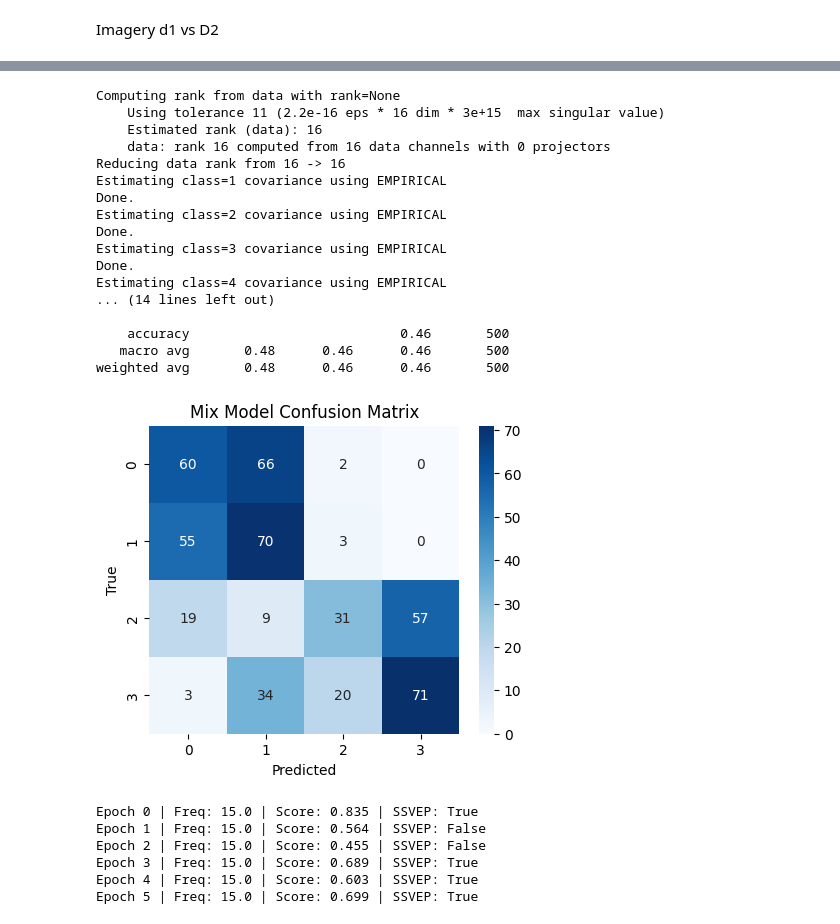
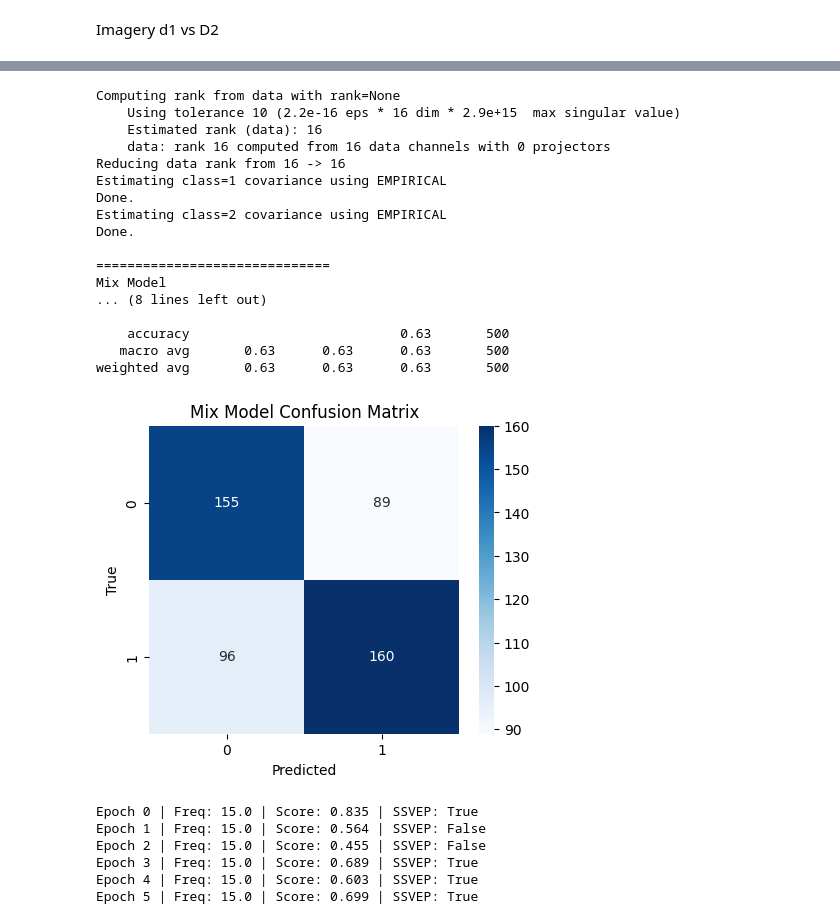
Before and after one commit to sunilpandey6/PythonBCI, a Jupyter notebook: offline/offline.ipynb, the cells around one changed output, grey strips where cells are left out. Saved outputs shown, nothing was run; the diff lists cells and outputs as text; code cells hidden in the pictures.

```diff
--- a/offline/offline.ipynb
+++ b/offline/offline.ipynb
@@ -490,37 +490,37 @@ weighted avg       0.71      0.70      0.70       244
 # %%
 X_mix, y_mix = build_dataset(
     (E["Training_Active_Door1"], 1),
     (E["Active_Training_Door2"], 2),
-    (E["Training_Imagery_Door1"], 3),
-    (E["Training_Imagery_Door2"], 4)
+    (E["Training_Imagery_Door1"], 1),
+    (E["Training_Imagery_Door2"], 2)
 )
 
 mix_model, mix_df = train_test_model(
     ImageryClassifier(),
     X_mix,
     y_mix,
     test_size=0.8,
     title="Mix Model"
 )
 # %% [output]
 Computing rank from data with rank=None
-    Using tolerance 11 (2.2e-16 eps * 16 dim * 3e+15  max singular value)
+    Using tolerance 10 (2.2e-16 eps * 16 dim * 2.9e+15  max singular value)
     Estimated rank (data): 16
     data: rank 16 computed from 16 data channels with 0 projectors
 Reducing data rank from 16 -> 16
 Estimating class=1 covariance using EMPIRICAL
 Done.
 Estimating class=2 covariance using EMPIRICAL
 Done.
-Estimating class=3 covariance using EMPIRICAL
-Done.
-Estimating class=4 covariance using EMPIRICAL
-... (14 lines left out)
 
-    accuracy                           0.46       500
-   macro avg       0.48      0.46      0.46       500
-weighted avg       0.48      0.46      0.46       500
+==============================
+Mix Model
+... (8 lines left out)
+
+    accuracy                           0.63       500
+   macro avg       0.63      0.63      0.63       500
+weighted avg       0.63      0.63      0.63       500
-[figure, old version]
+[figure, new version]
 # %%
 detector = SSVEPDetector(
     target_freq=15.0,   # example stimulus frequency
```
Also changed, not shown: parts of 8 cells of this notebook, 11 other files.
